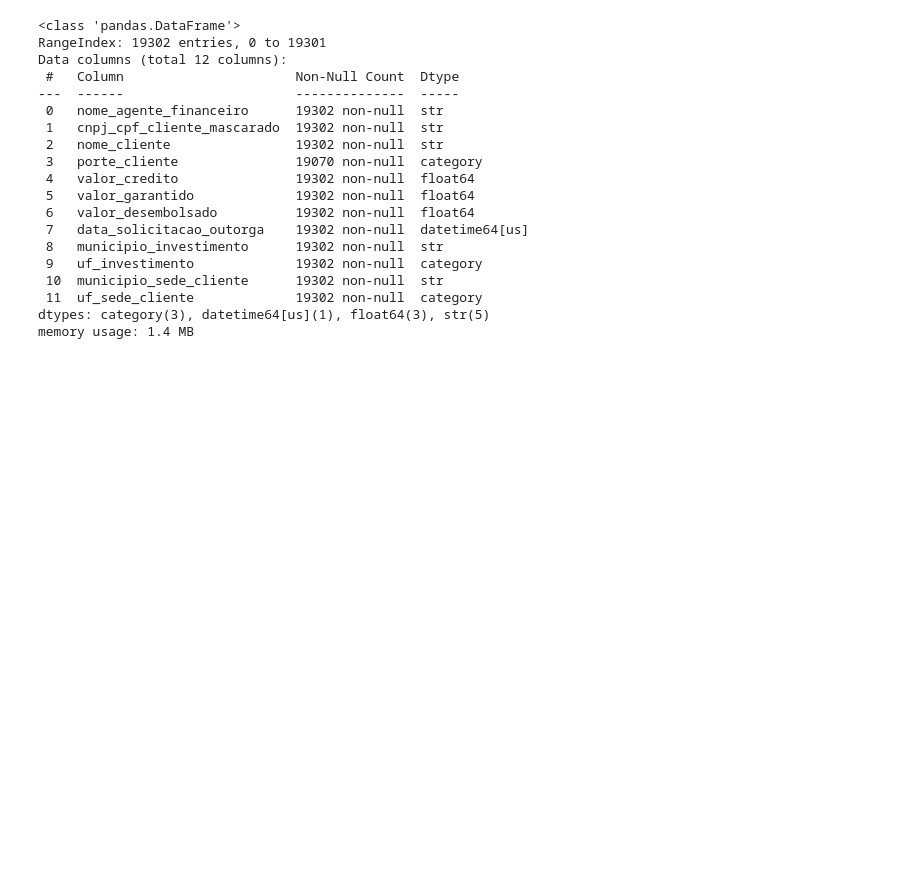
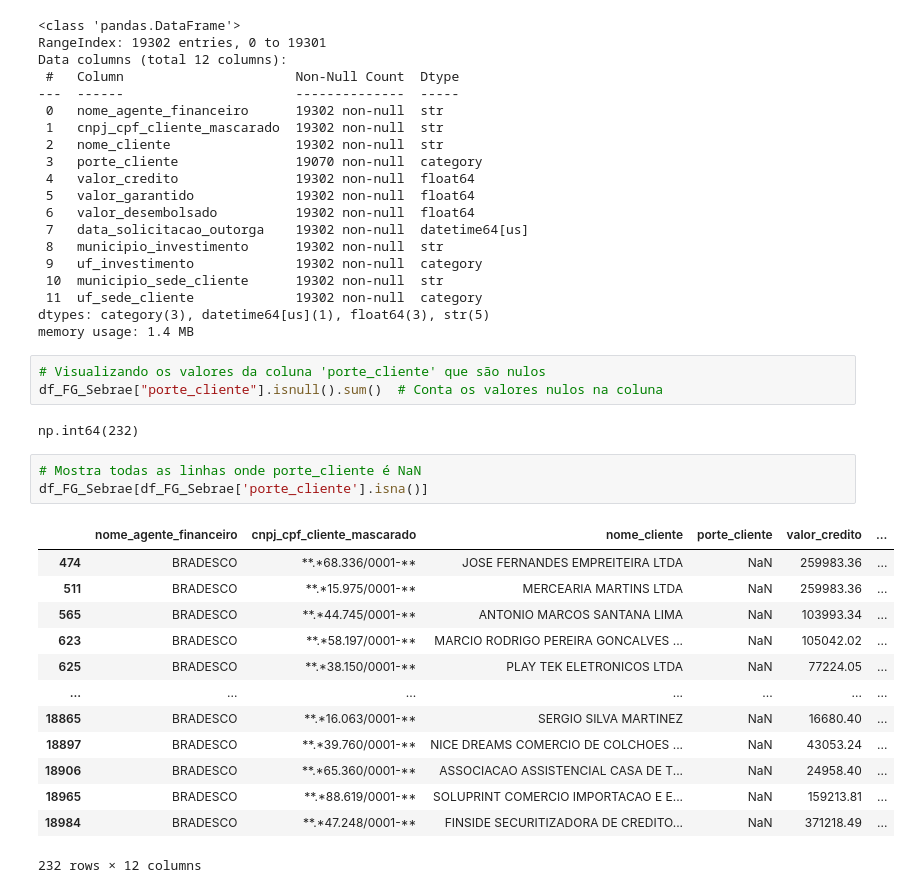
Before and after one commit to LUCASCAZANE/Proj1_Form_Cont_Caixa_Verso, a Jupyter notebook: projeto1_formacao_continuada.ipynb, the cells around one changed output. Drawn from its saved outputs; the diff is of its cells as text; blank space fills up the shorter version.

Commit message:
Tratamento dos valores NaN

```diff
--- a/projeto1_formacao_continuada.ipynb
+++ b/projeto1_formacao_continuada.ipynb
@@ -337,3 +337,25 @@ Data columns (total 12 columns):
  11  uf_sede_cliente             19302 non-null  category
 dtypes: category(3), datetime64[us](1), float64(3), str(5)
 memory usage: 1.4 MB
+# %%
+# Visualizando os valores da coluna 'porte_cliente' que são nulos
+df_FG_Sebrae["porte_cliente"].isnull().sum()  # Conta os valores nulos na coluna
+# %% [output]
+np.int64(232)
+# %%
+# Mostra todas as linhas onde porte_cliente é NaN
+df_FG_Sebrae[df_FG_Sebrae['porte_cliente'].isna()]
+# %% [output]
+|  | nome_agente_financeiro | cnpj_cpf_cliente_mascarado | nome_cliente | porte_cliente | valor_credito | ... |
+| 474 | BRADESCO | **.*68.336/0001-** | JOSE FERNANDES EMPREITEIRA LTDA | NaN | 259983.36 | ... |
+| 511 | BRADESCO | **.*15.975/0001-** | MERCEARIA MARTINS LTDA | NaN | 259983.36 | ... |
+| 565 | BRADESCO | **.*44.745/0001-** | ANTONIO MARCOS SANTANA LIMA | NaN | 103993.34 | ... |
+| 623 | BRADESCO | **.*58.197/0001-** | MARCIO RODRIGO PEREIRA GONCALVES ... | NaN | 105042.02 | ... |
+| 625 | BRADESCO | **.*38.150/0001-** | PLAY TEK ELETRONICOS LTDA | NaN | 77224.05 | ... |
+| ... | ... | ... | ... | ... | ... | ... |
+| 18865 | BRADESCO | **.*16.063/0001-** | SERGIO SILVA MARTINEZ | NaN | 16680.40 | ... |
+| 18897 | BRADESCO | **.*39.760/0001-** | NICE DREAMS COMERCIO DE COLCHOES ... | NaN | 43053.24 | ... |
+| 18906 | BRADESCO | **.*65.360/0001-** | ASSOCIACAO ASSISTENCIAL CASA DE T... | NaN | 24958.40 | ... |
+| 18965 | BRADESCO | **.*88.619/0001-** | SOLUPRINT COMERCIO IMPORTACAO E E... | NaN | 159213.81 | ... |
+| 18984 | BRADESCO | **.*47.248/0001-** | FINSIDE SECURITIZADORA DE CREDITO... | NaN | 371218.49 | ... |
+232 rows × 12 columns
```
Also changed, not shown: parts of 6 cells of this notebook.
